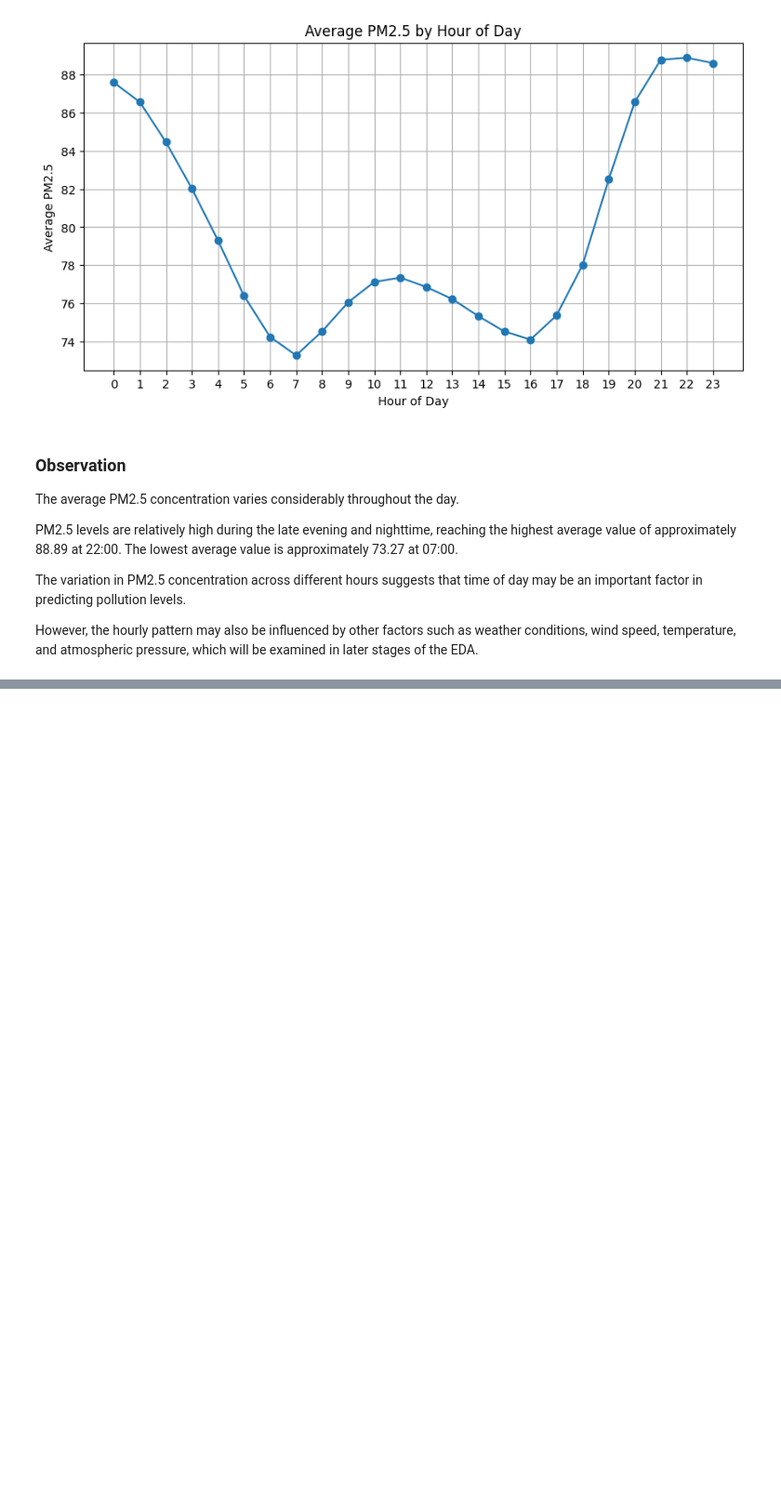
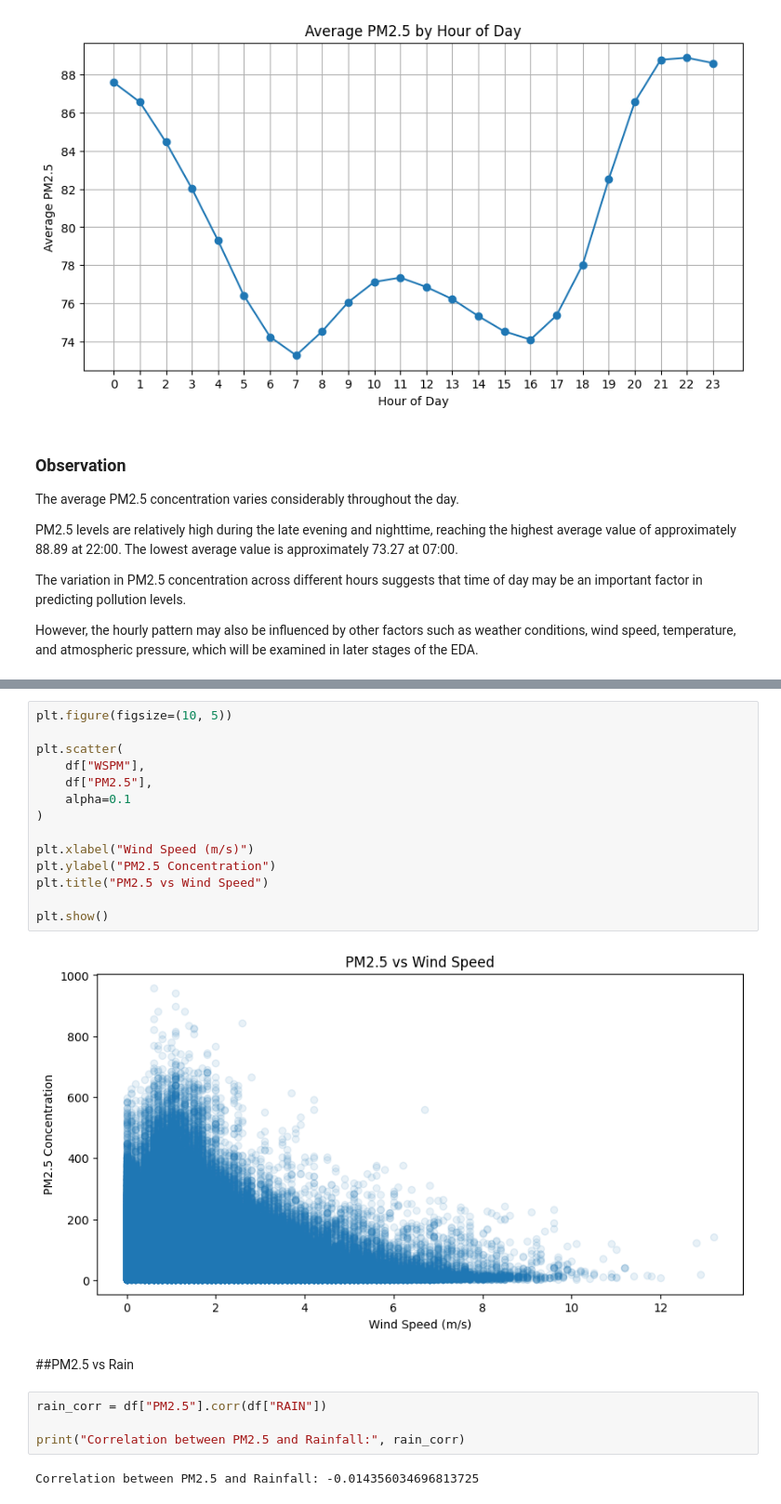
Before and after one commit to Jigyasa-sharma7/Pollution-Level-Forecasting, a Jupyter notebook: notebooks/02_EDA.ipynb, the cells around one changed output, grey strips where cells are left out. Shown at 93% size. Cells and saved outputs as stored; diff of their text form; blank space fills up the shorter version.

```diff
--- a/notebooks/02_EDA.ipynb
+++ b/notebooks/02_EDA.ipynb
@@ -233,0 +381,24 @@ However, the hourly pattern may also be influenced by other factors such as weat
+# %%
+plt.figure(figsize=(10, 5))
+
+plt.scatter(
+    df["WSPM"],
+    df["PM2.5"],
+    alpha=0.1
+)
+
+plt.xlabel("Wind Speed (m/s)")
+plt.ylabel("PM2.5 Concentration")
+plt.title("PM2.5 vs Wind Speed")
+
+plt.show()
+# %% [output]
+[figure, added]
+# %% [markdown]
+##PM2.5 vs Rain
+# %%
+rain_corr = df["PM2.5"].corr(df["RAIN"])
+
+print("Correlation between PM2.5 and Rainfall:", rain_corr)
+# %% [output]
+Correlation between PM2.5 and Rainfall: -0.014356034696813725
```
Also changed, not shown: parts of 27 cells of this notebook.
